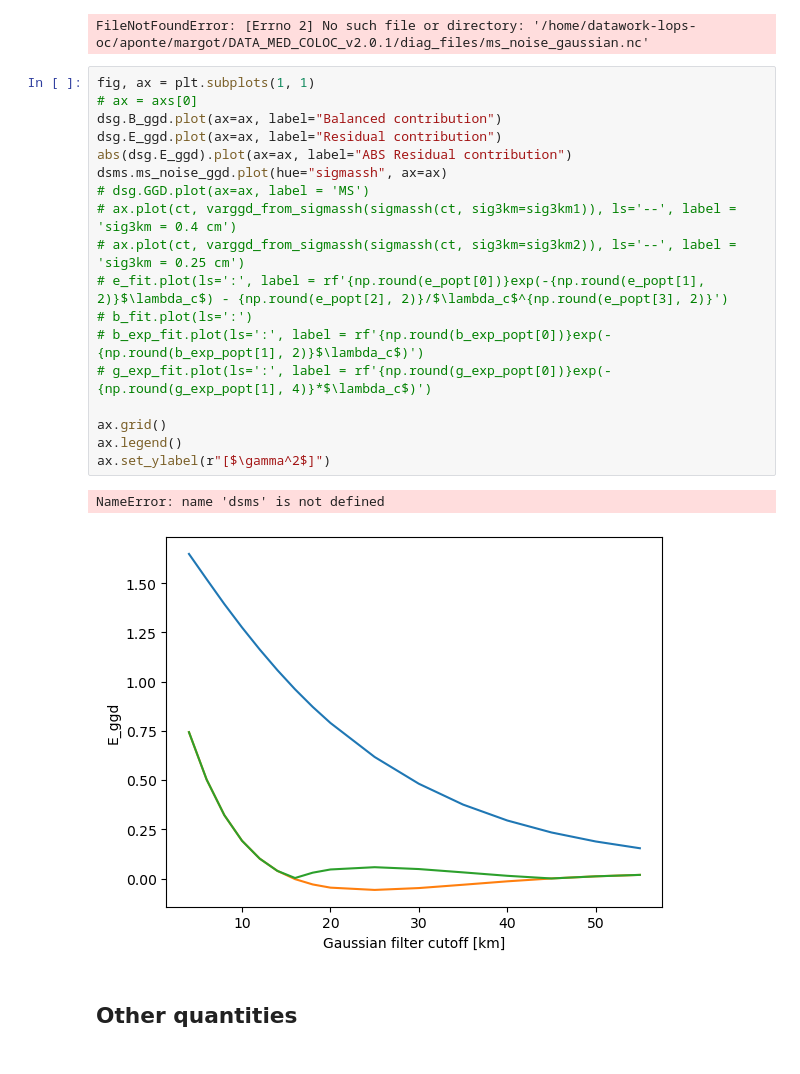
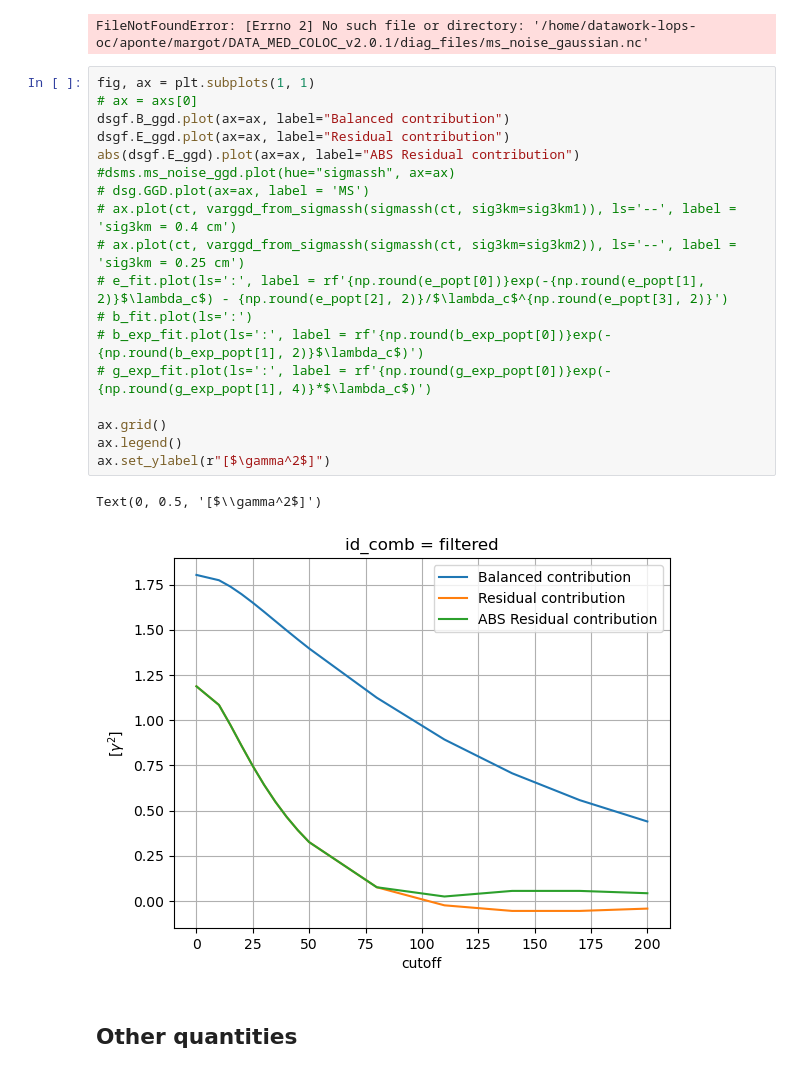
Before and after one commit to margot-demol/med_analysis, a Jupyter notebook: 10_swot_capabilities_diags/26_spatial_scales.ipynb, the cells around one changed output. Cells and saved outputs as stored; diff of their text form.

```diff
--- a/10_swot_capabilities_diags/26_spatial_scales.ipynb
+++ b/10_swot_capabilities_diags/26_spatial_scales.ipynb
@@ -937,24 +1056,24 @@ FileNotFoundError: [Errno 2] No such file or directory: '/home/datawork-lops-oc/
 # %%
 fig, ax = plt.subplots(1, 1)
 # ax = axs[0]
-dsg.B_ggd.plot(ax=ax, label="Balanced contribution")
-dsg.E_ggd.plot(ax=ax, label="Residual contribution")
-abs(dsg.E_ggd).plot(ax=ax, label="ABS Residual contribution")
-dsms.ms_noise_ggd.plot(hue="sigmassh", ax=ax)
+dsgf.B_ggd.plot(ax=ax, label="Balanced contribution")
+dsgf.E_ggd.plot(ax=ax, label="Residual contribution")
+abs(dsgf.E_ggd).plot(ax=ax, label="ABS Residual contribution")
+#dsms.ms_noise_ggd.plot(hue="sigmassh", ax=ax)
 # dsg.GGD.plot(ax=ax, label = 'MS')
 # ax.plot(ct, varggd_from_sigmassh(sigmassh(ct, sig3km=sig3km1)), ls='--', label = 'sig3km = 0.4 cm')
 # ax.plot(ct, varggd_from_sigmassh(sigmassh(ct, sig3km=sig3km2)), ls='--', label = 'sig3km = 0.25 cm')
 # e_fit.plot(ls=':', label = rf'{np.round(e_popt[0])}exp(-{np.round(e_popt[1], 2)}$\lambda_c$) - {np.round(e_popt[2], 2)}/$\lambda_c$^{np.round(e_popt[3], 2)}')
 # b_fit.plot(ls=':')
 # b_exp_fit.plot(ls=':', label = rf'{np.round(b_exp_popt[0])}exp(-{np.round(b_exp_popt[1], 2)}$\lambda_c$)')
 # g_exp_fit.plot(ls=':', label = rf'{np.round(g_exp_popt[0])}exp(-{np.round(g_exp_popt[1], 4)}*$\lambda_c$)')
 
 ax.grid()
 ax.legend()
 ax.set_ylabel(r"[$\gamma^2$]")
 # %% [output]
-NameError: name 'dsms' is not defined
+Text(0, 0.5, '[$\\gamma^2$]')
-[figure, old version]
+[figure, new version]
 # %% [markdown]
 ## Other quantities
 # %%
```
Also changed, not shown: parts of 9 cells of this notebook, 23 other files.
